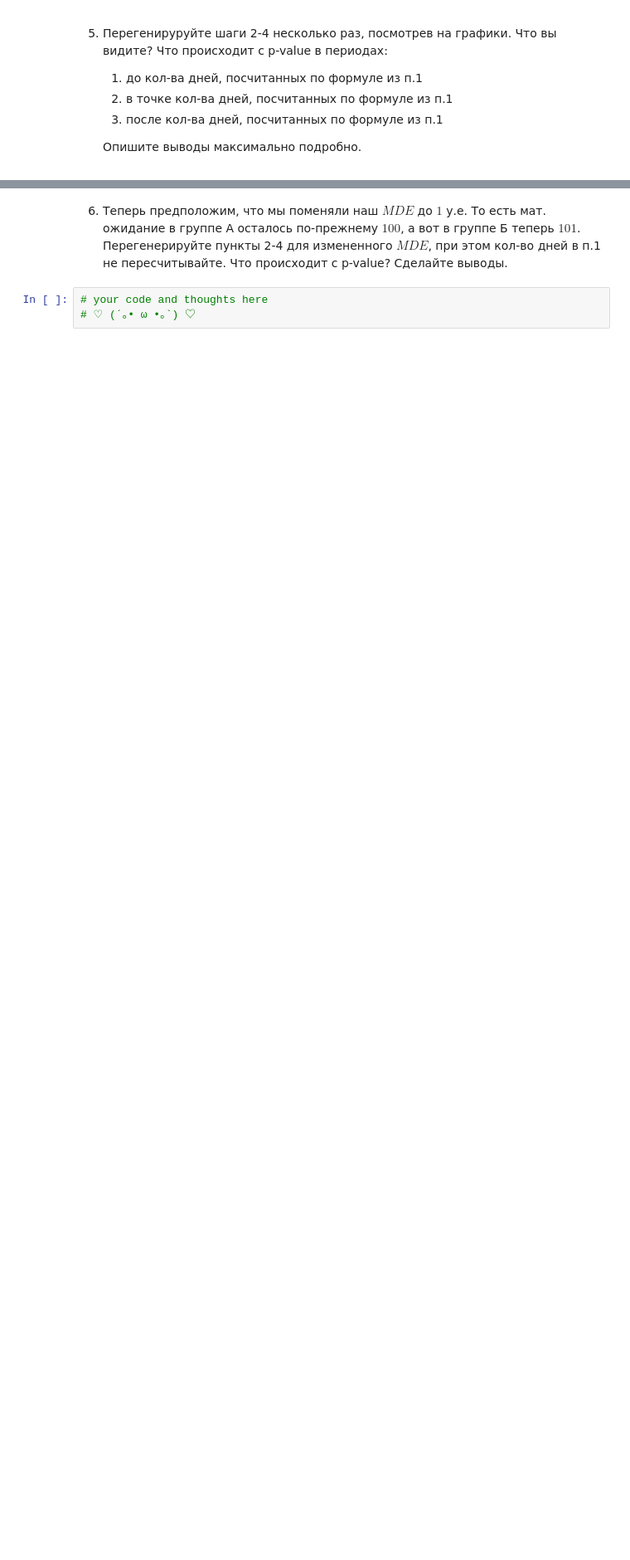
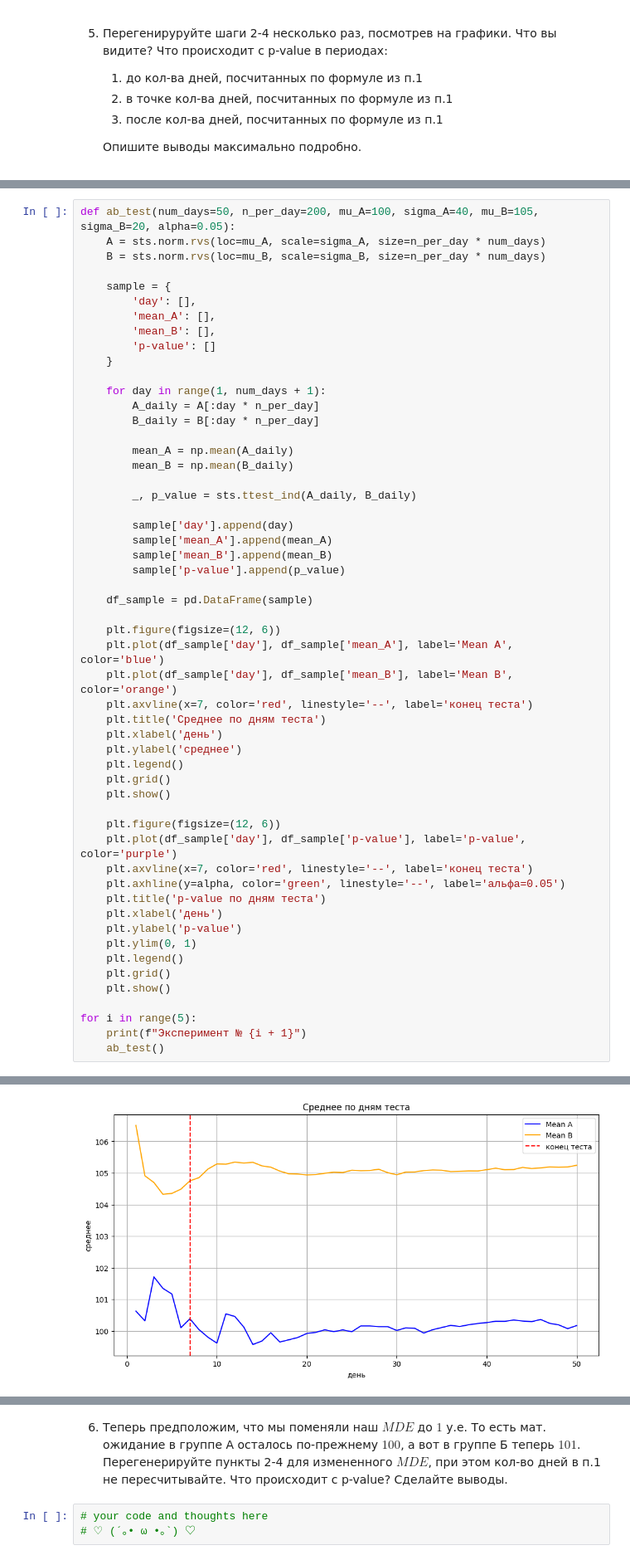
Before and after one commit to PavelMKh/HSE-AI, a Jupyter notebook: Math/stat_hw6.ipynb, the cells around one changed output, grey strips where cells are left out. Shown at 83% size. Drawn from its saved outputs; the diff is of its cells as text; blank space fills up the shorter version.

```diff
--- a/Math/stat_hw6.ipynb
+++ b/Math/stat_hw6.ipynb
@@ -777,0 +775,55 @@ plt.show()
+# %%
+def ab_test(num_days=50, n_per_day=200, mu_A=100, sigma_A=40, mu_B=105, sigma_B=20, alpha=0.05):
+    A = sts.norm.rvs(loc=mu_A, scale=sigma_A, size=n_per_day * num_days)
+    B = sts.norm.rvs(loc=mu_B, scale=sigma_B, size=n_per_day * num_days)
+
+    sample = {
+        'day': [],
+        'mean_A': [],
+        'mean_B': [],
+        'p-value': []
+    }
+
+    for day in range(1, num_days + 1):
+        A_daily = A[:day * n_per_day]
+        B_daily = B[:day * n_per_day]
+
+        mean_A = np.mean(A_daily)
+        mean_B = np.mean(B_daily)
+
+        _, p_value = sts.ttest_ind(A_daily, B_daily)
+
+        sample['day'].append(day)
+        sample['mean_A'].append(mean_A)
+        sample['mean_B'].append(mean_B)
+        sample['p-value'].append(p_value)
+
+    df_sample = pd.DataFrame(sample)
+
+    plt.figure(figsize=(12, 6))
+    plt.plot(df_sample['day'], df_sample['mean_A'], label='Mean A', color='blue')
+    plt.plot(df_sample['day'], df_sample['mean_B'], label='Mean B', color='orange')
+    plt.axvline(x=7, color='red', linestyle='--', label='конец теста')
+    plt.title('Среднее по дням теста')
+    plt.xlabel('день')
+    plt.ylabel('среднее')
+    plt.legend()
+    plt.grid()
+    plt.show()
+
+    plt.figure(figsize=(12, 6))
+    plt.plot(df_sample['day'], df_sample['p-value'], label='p-value', color='purple')
+    plt.axvline(x=7, color='red', linestyle='--', label='конец теста')
+    plt.axhline(y=alpha, color='green', linestyle='--', label='альфа=0.05')
+    plt.title('p-value по дням теста')
+    plt.xlabel('день')
+    plt.ylabel('p-value')
+    plt.ylim(0, 1)
+    plt.legend()
+    plt.grid()
+    plt.show()
+
+for i in range(5):
+    print(f"Эксперимент № {i + 1}")
+    ab_test()
+# %% [output]
@@ -777,0 +831 @@ plt.show()
+[figure, added]
```
Also changed, not shown: parts of 5 cells of this notebook.
